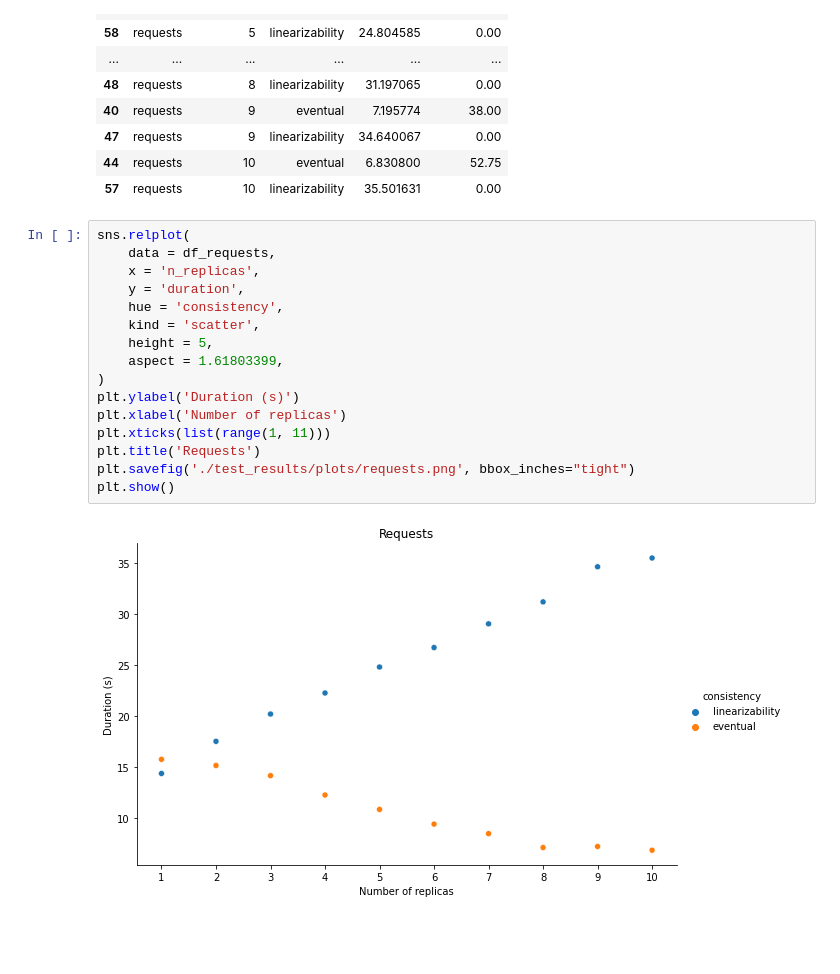
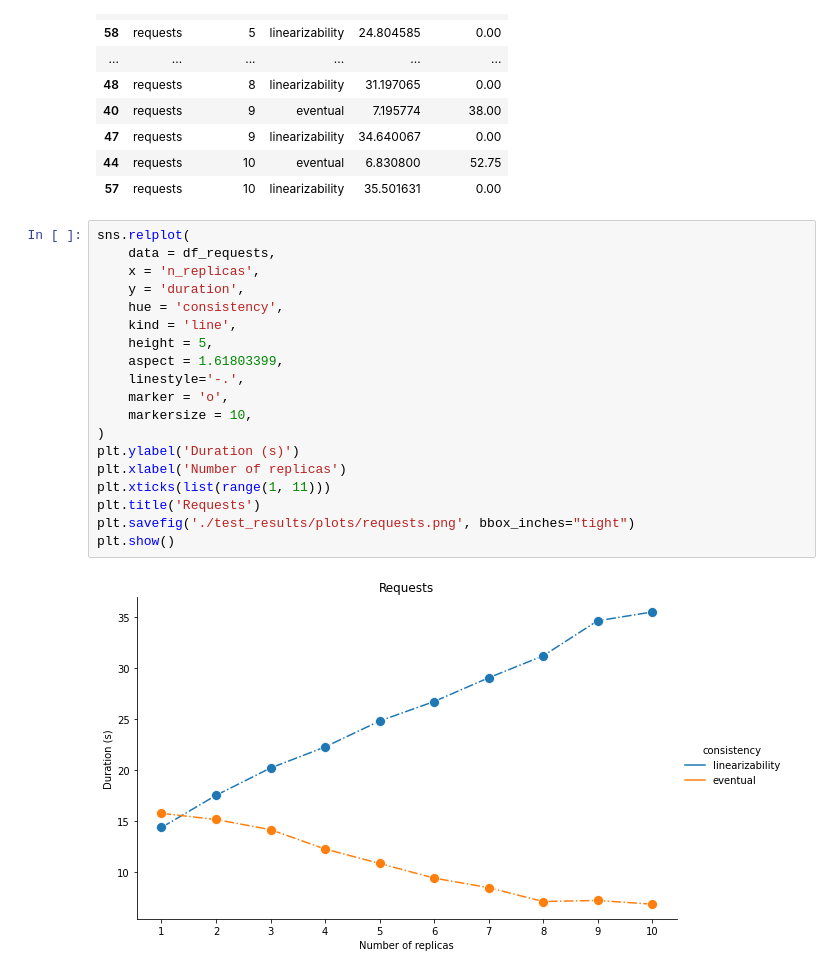
Before and after one commit to mstou/ToyChord, a Jupyter notebook: Analysis.ipynb, the cells around one changed output. Drawn from its saved outputs; the diff is of its cells as text; blank space fills up the shorter version.

```diff
--- a/Analysis.ipynb
+++ b/Analysis.ipynb
@@ -136,21 +136,24 @@ df_requests
 # %%
 sns.relplot(
     data = df_requests,
     x = 'n_replicas',
     y = 'duration',
     hue = 'consistency',
-    kind = 'scatter',
+    kind = 'line',
     height = 5,
     aspect = 1.61803399,
+    linestyle='-.',
+    marker = 'o',
+    markersize = 10,
 )
 plt.ylabel('Duration (s)')
 plt.xlabel('Number of replicas')
 plt.xticks(list(range(1, 11)))
 plt.title('Requests')
 plt.savefig('./test_results/plots/requests.png', bbox_inches="tight")
 plt.show()
 # %% [output]
-[figure, old version]
+[figure, new version]
 # %%
 sns.relplot(
     data = df_requests,
```
Also changed, not shown: parts of 3 cells of this notebook, 4 other files.
